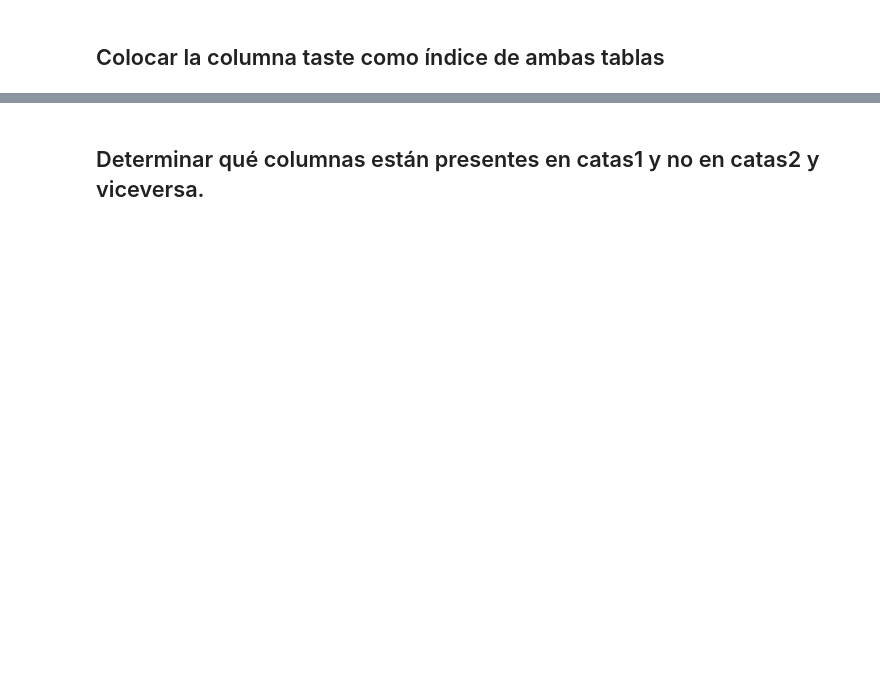
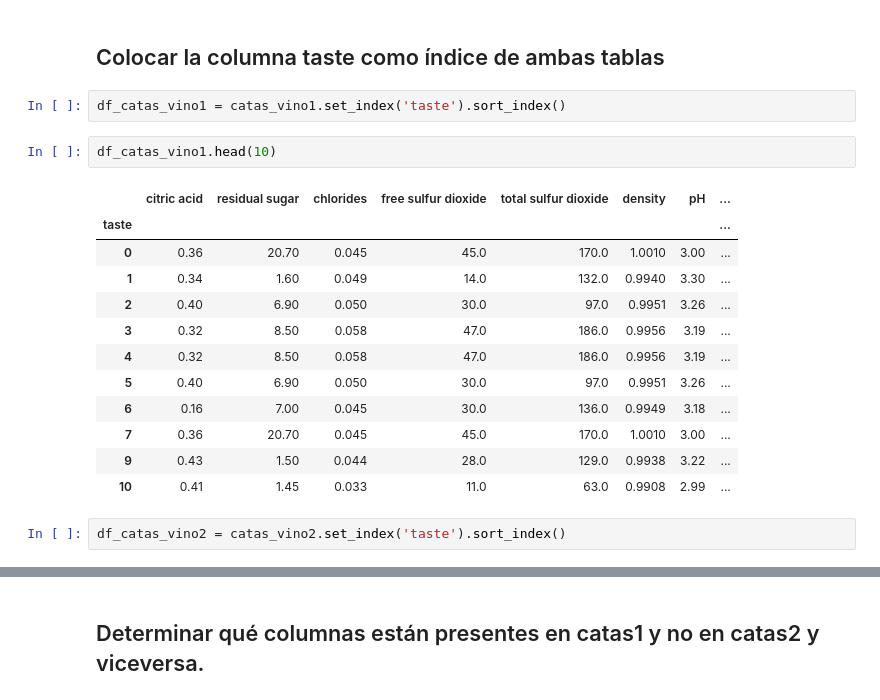
Before and after one commit to amejosecar/ia_dema, a Jupyter notebook: 06_Filtrados/01_Ejercicios_Filtrados.ipynb, the cells around one changed output, grey strips where cells are left out. Saved outputs shown, nothing was run; the diff lists cells and outputs as text; blank space fills up the shorter version.

```diff
--- a/06_Filtrados/01_Ejercicios_Filtrados.ipynb
+++ b/06_Filtrados/01_Ejercicios_Filtrados.ipynb
@@ -13,2 +47,21 @@ catas_vino2 = pd.read_csv("catas_vino2.csv")
 # %% [markdown]
 ## Colocar la columna taste como índice de ambas tablas
+# %%
+df_catas_vino1 = catas_vino1.set_index('taste').sort_index()
+# %%
+df_catas_vino1.head(10)
+# %% [output]
+|  | citric acid | residual sugar | chlorides | free sulfur dioxide | total sulfur dioxide | density | pH | ... |
+| taste |  |  |  |  |  |  |  | ... |
+| 0 | 0.36 | 20.70 | 0.045 | 45.0 | 170.0 | 1.0010 | 3.00 | ... |
+| 1 | 0.34 | 1.60 | 0.049 | 14.0 | 132.0 | 0.9940 | 3.30 | ... |
+| 2 | 0.40 | 6.90 | 0.050 | 30.0 | 97.0 | 0.9951 | 3.26 | ... |
+| 3 | 0.32 | 8.50 | 0.058 | 47.0 | 186.0 | 0.9956 | 3.19 | ... |
+| 4 | 0.32 | 8.50 | 0.058 | 47.0 | 186.0 | 0.9956 | 3.19 | ... |
+| 5 | 0.40 | 6.90 | 0.050 | 30.0 | 97.0 | 0.9951 | 3.26 | ... |
+| 6 | 0.16 | 7.00 | 0.045 | 30.0 | 136.0 | 0.9949 | 3.18 | ... |
+| 7 | 0.36 | 20.70 | 0.045 | 45.0 | 170.0 | 1.0010 | 3.00 | ... |
+| 9 | 0.43 | 1.50 | 0.044 | 28.0 | 129.0 | 0.9938 | 3.22 | ... |
+| 10 | 0.41 | 1.45 | 0.033 | 11.0 | 63.0 | 0.9908 | 2.99 | ... |
+# %%
+df_catas_vino2 = catas_vino2.set_index('taste').sort_index()
```
Also changed, not shown: parts of 27 cells of this notebook, 9 other files.
